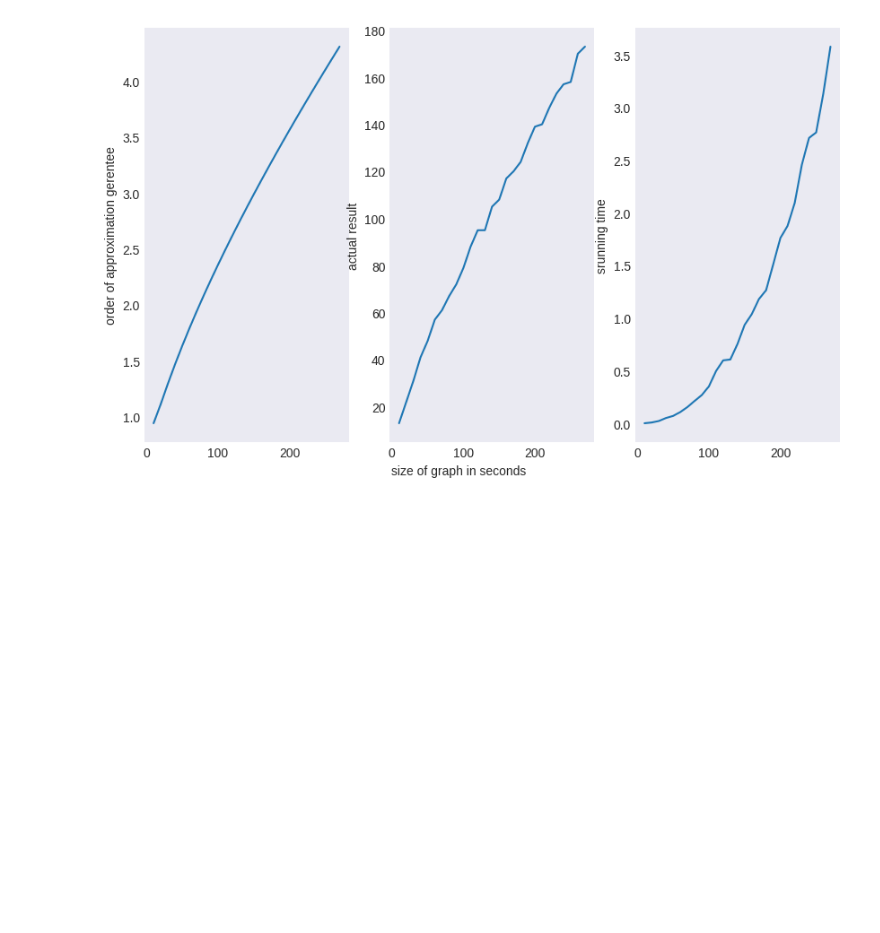
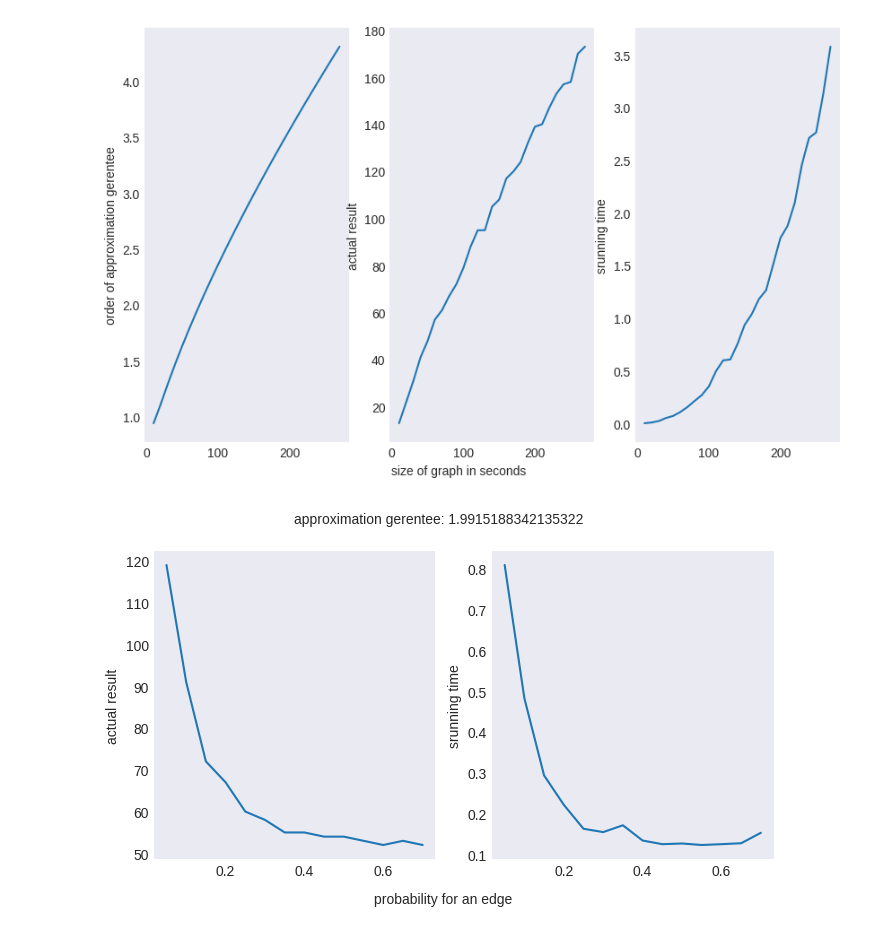
Before and after one commit to Israel0545488592/ROP4, a Jupyter notebook: prb2/INDSET.ipynb, the cells around one changed output. Cells and saved outputs as stored; diff of their text form; code cells hidden in the pictures; blank space fills up the shorter version.

Commit message:
varying probabilities

```diff
--- a/prb2/INDSET.ipynb
+++ b/prb2/INDSET.ipynb
@@ -127,3 +127,31 @@ axes[2].plot(sizes, times)
 plt.show()
 # %% [output]
 [figure]
+# %%
+results = []
+times = []
+probabilities = []
+
+for p in range(1, 15):
+
+    p *= 0.05
+
+    start = perf_counter()
+
+    results.append(experiment_instance(100, p))
+    times.append(perf_counter() - start)
+    probabilities.append(p)
+# %%
+fig, axes = plt.subplots(1, 2, sharex = True, figsize = (8, 4))
+
+axes[0].set_ylabel('actual result')
+axes[1].set_ylabel('srunning time')
+fig.text(0.3, 0.95, f'approximation gerentee: {50 / (log(150) ** 2)}')
+fig.text(0.4, 0, 'probability for an edge')
+
+
+axes[0].plot(probabilities, results)
+axes[1].plot(probabilities, times)
+plt.show()
+# %% [output]
+[figure, added]
```
